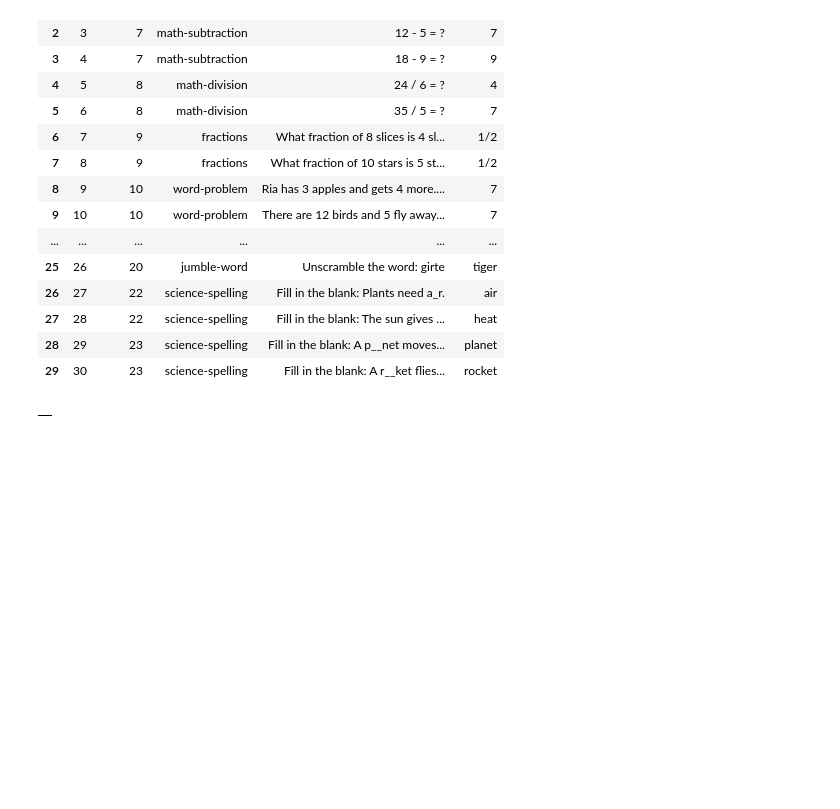
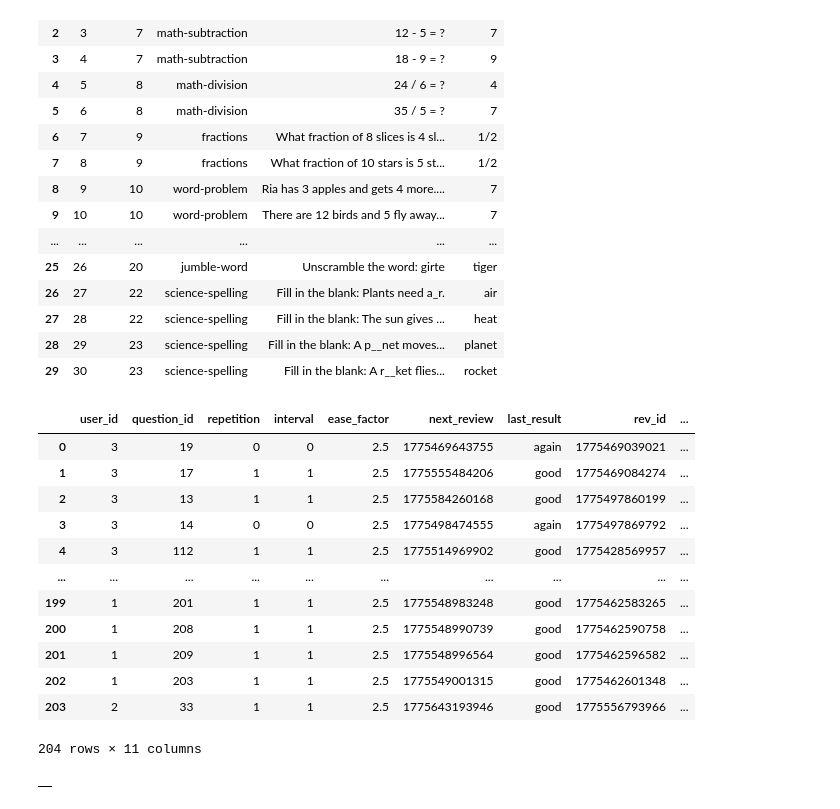
Before and after one commit to aimldlprojects/quizwiz, a Jupyter notebook: server/testing.ipynb, the cells around one changed output. Saved outputs shown, nothing was run; the diff lists cells and outputs as text; code cells hidden in the pictures; blank space fills up the shorter version.

```diff
--- a/server/testing.ipynb
+++ b/server/testing.ipynb
@@ -747,7 +761,21 @@ fetch_table_df('questions', 50)
 | 28 | 29 | 23 | science-spelling | Fill in the blank: A p__net moves... | planet |
 | 29 | 30 | 23 | science-spelling | Fill in the blank: A r__ket flies... | rocket |
 # %%
-fetch_table_df('reviews', 30)
+fetch_table_df('reviews', 300)
+# %% [output]
+|  | user_id | question_id | repetition | interval | ease_factor | next_review | last_result | rev_id | ... |
+| 0 | 3 | 19 | 0 | 0 | 2.5 | 1775469643755 | again | 1775469039021 | ... |
+| 1 | 3 | 17 | 1 | 1 | 2.5 | 1775555484206 | good | 1775469084274 | ... |
+| 2 | 3 | 13 | 1 | 1 | 2.5 | 1775584260168 | good | 1775497860199 | ... |
+| 3 | 3 | 14 | 0 | 0 | 2.5 | 1775498474555 | again | 1775497869792 | ... |
+| 4 | 3 | 112 | 1 | 1 | 2.5 | 1775514969902 | good | 1775428569957 | ... |
+| ... | ... | ... | ... | ... | ... | ... | ... | ... | ... |
+| 199 | 1 | 201 | 1 | 1 | 2.5 | 1775548983248 | good | 1775462583265 | ... |
+| 200 | 1 | 208 | 1 | 1 | 2.5 | 1775548990739 | good | 1775462590758 | ... |
+| 201 | 1 | 209 | 1 | 1 | 2.5 | 1775548996564 | good | 1775462596582 | ... |
+| 202 | 1 | 203 | 1 | 1 | 2.5 | 1775549001315 | good | 1775462601348 | ... |
+| 203 | 2 | 33 | 1 | 1 | 2.5 | 1775643193946 | good | 1775556793966 | ... |
+204 rows × 11 columns
 # %%
 fetch_table_df('badges', 50)
 # %% [output]
```
Also changed, not shown: parts of 4 cells of this notebook, 2 other files.
